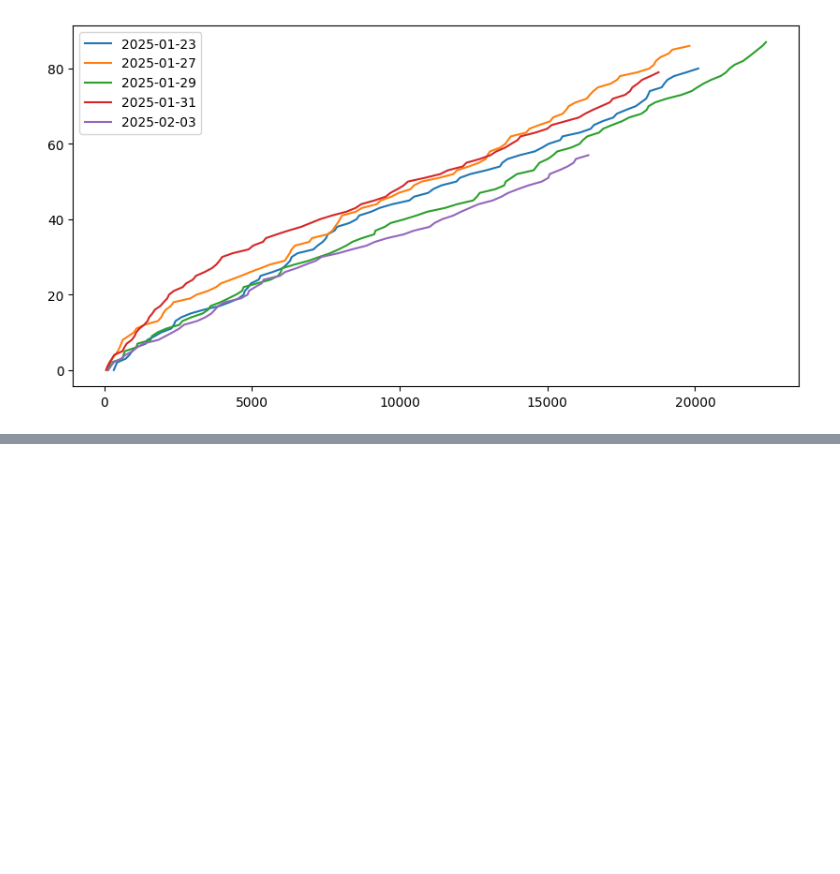
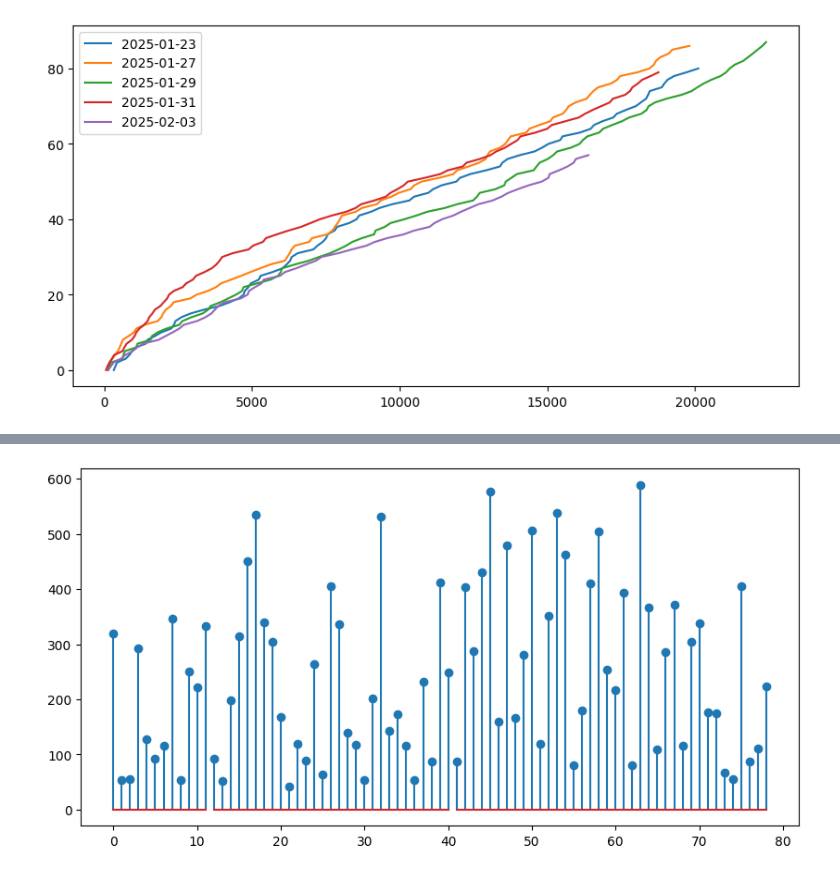
Before and after one commit to camilosada/dynamic_brain_workshop, a Jupyter notebook: code/scripts/camila/compare_time_reward.ipynb, the cells around one changed output, grey strips where cells are left out. Cells and saved outputs as stored; diff of their text form; code cells hidden in the pictures; blank space fills up the shorter version.

```diff
--- a/code/scripts/camila/compare_time_reward.ipynb
+++ b/code/scripts/camila/compare_time_reward.ipynb
@@ -121,3 +131,10 @@ total difference in dataframes: 24
 # %%
-isess
+isess= mouse['name'].values[1]
+idate=mouse['session_date'].values[1]
+
+
+data = load.load_session_data(isess)
+data['bci_trials'] = processing.correct_bci_trials(data['bci_trials'])
+
+thresh_crossing_frames = np.round(data['bci_trials']['threshold_crossing_times']*data['frame_rate']).astype(int)
 # %% [output]
@@ -124,0 +167,31 @@ isess
+# %%
+bci_trials =data['bci_trials']
+thresholds =data['thresholds']
+
+# Select correct trials
+valid_bci_trials = processing.get_valid_bci_trials(bci_trials)
+correct_bci_trials = processing.correct_bci_trials(valid_bci_trials)
+correct_bci_trials= correct_bci_trials.reset_index()
+
+# BCI_epochs = epoch_table[epoch_table.stimulus_name.str.contains('BCI')]
+# start_bci_epoch = BCI_epochs.loc[BCI_epochs.index[0]].start_frame
+# stop_bci_epoch = BCI_epochs.loc[BCI_epochs.index[0]].stop_frame
+# start_bci_trial = correct_bci_trials['start_frame']-start_bci_epoch
+# stop_bci_trial = correct_bci_trials['stop_frame']-start_bci_epoch
+# thrcrossframe_bci_trial = np.round(correct_bci_trials['threshold_crossing_times']*frame_rate).astype(int)
+# zaber_steps = np.round(np.array(correct_bci_trials['zaber_step_times'].tolist())*frame_rate)
+# go_cue_bci = np.round(correct_bci_trials['go_cue']*frame_rate).astype(int)
+# reward_time = np.round(correct_bci_trials['reward_time']*frame_rate).astype(int)
+
+low_thres =correct_bci_trials.low
+high_thres =correct_bci_trials.high
+n_trials = len(low_thres)
+idx_change_thre = np.insert(np.where(np.insert(np.diff(high_thres), 0, 0)),0,0)
+idx_change_thre=np.append(idx_change_thre,n_trials)
+# %%
+fig,ax = plt.subplots(figsize=(10,5))
+for i in range(len(idx_change_thre)-1):
+
+    ax.stem(np.arange(idx_change_thre[i],idx_change_thre[i+1]), thresh_crossing_frames[idx_change_thre[i]:idx_change_thre[i+1]])
+# %% [output]
+[figure, added]
```
Also changed, not shown: parts of 3 cells of this notebook, 2 other files.
